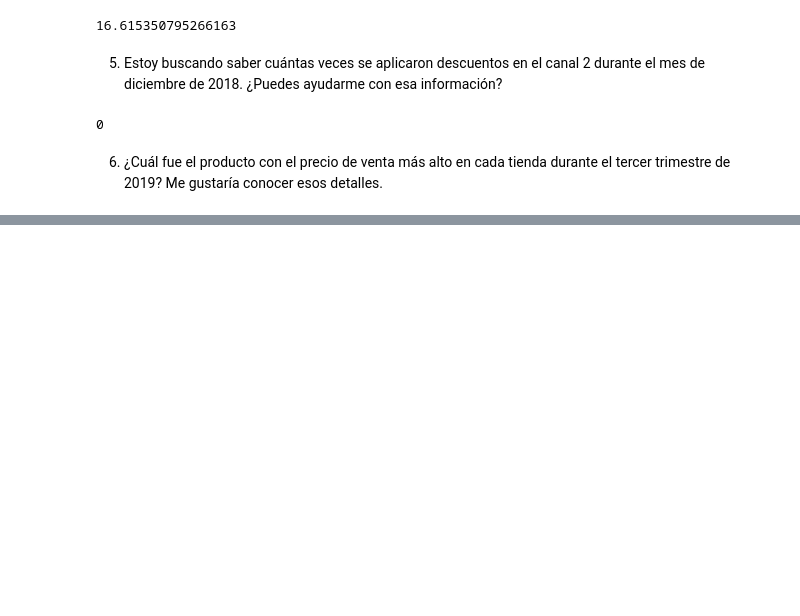
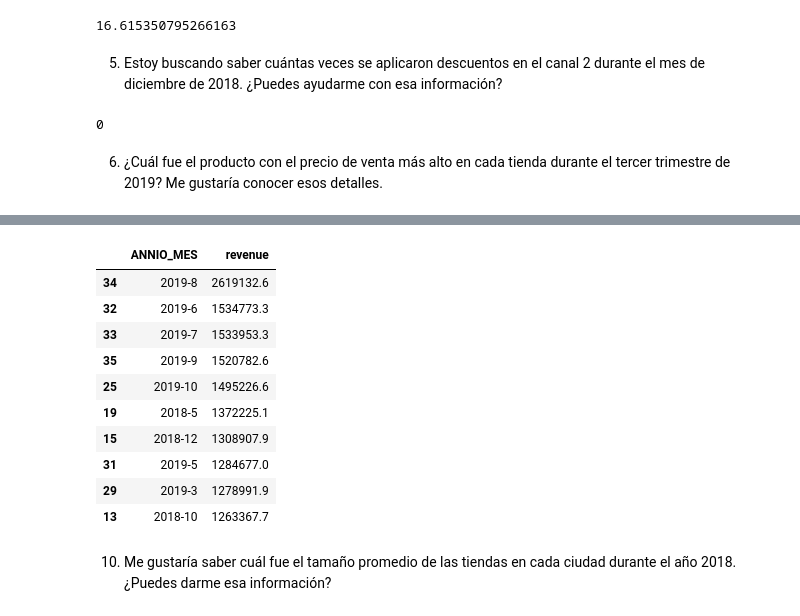
Before and after one commit to Germanifold91/WS_SumzDE, a Jupyter notebook: ws_python.ipynb, the cells around one changed output, grey strips where cells are left out. Drawn from its saved outputs; the diff is of its cells as text; code cells hidden in the pictures; blank space fills up the shorter version.

```diff
--- a/ws_python.ipynb
+++ b/ws_python.ipynb
@@ -178,0 +219,18 @@ sales_df
+# %%
+sales_df['ANNIO_MES'] = sales_df['year'].astype(str) + "-" + sales_df['month'].astype(str)
+# %%
+sales_df.groupby('ANNIO_MES')['revenue'].sum().reset_index().sort_values('revenue', ascending=False).head(10)
+# %% [output]
+|  | ANNIO_MES | revenue |
+| 34 | 2019-8 | 2619132.6 |
+| 32 | 2019-6 | 1534773.3 |
+| 33 | 2019-7 | 1533953.3 |
+| 35 | 2019-9 | 1520782.6 |
+| 25 | 2019-10 | 1495226.6 |
+| 19 | 2018-5 | 1372225.1 |
+| 15 | 2018-12 | 1308907.9 |
+| 31 | 2019-5 | 1284677.0 |
+| 29 | 2019-3 | 1278991.9 |
+| 13 | 2018-10 | 1263367.7 |
+# %% [markdown]
+10. Me gustaría saber cuál fue el tamaño promedio de las tiendas en cada ciudad durante el año 2018. ¿Puedes darme esa información?
```
Also changed, not shown: parts of 12 cells of this notebook, 1 other file.
